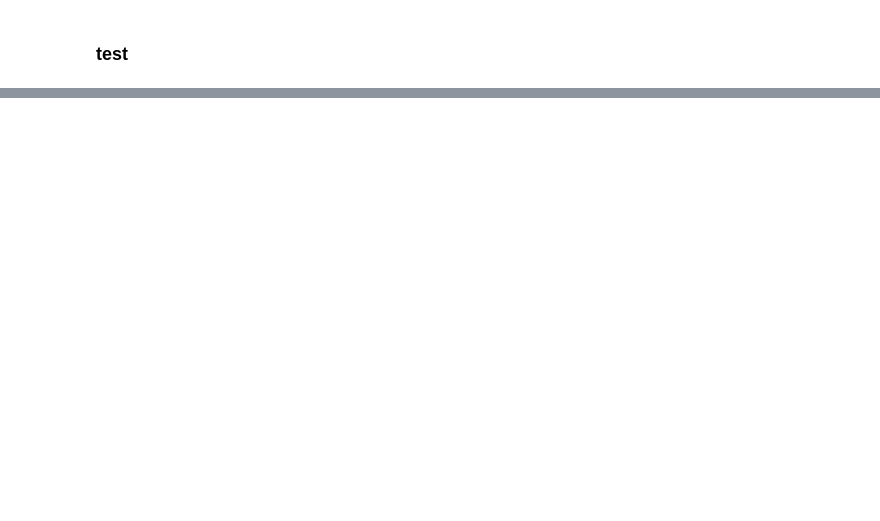
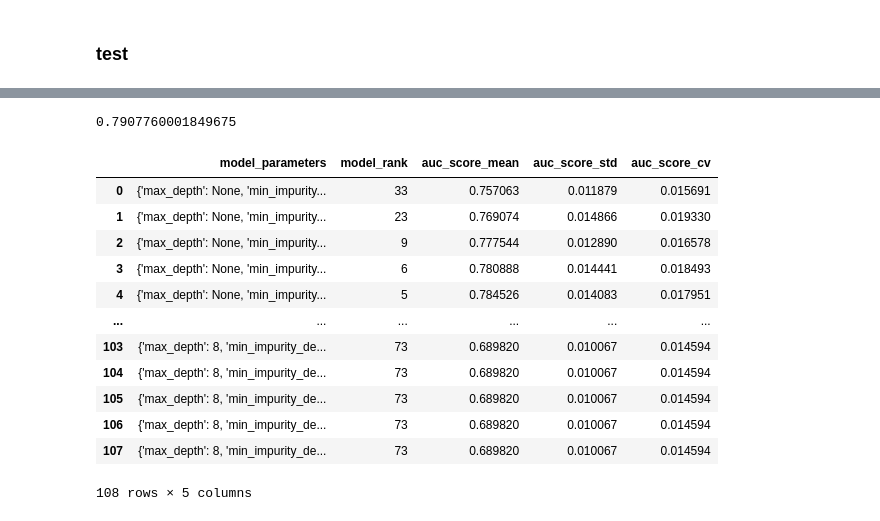
Before and after one commit to vecoLazarte/mlops_bank, a Jupyter notebook: notebooks/Codigo_preprocesamiento.ipynb, the cells around one changed output, grey strips where cells are left out. Saved outputs shown, nothing was run; the diff lists cells and outputs as text; code cells hidden in the pictures; blank space fills up the shorter version.

Commit message:
rama train_evaluate_model

```diff
--- a/notebooks/Codigo_preprocesamiento.ipynb
+++ b/notebooks/Codigo_preprocesamiento.ipynb
@@ -241,0 +242,3 @@ Index(['ID_CORRELATIVO', 'CODMES', 'ATTRITION', 'ANTIGUEDAD', 'EDAD',
+# %%
+x_cols = pd.read_csv(f'x_col_names.csv')['x_col'].to_list()
+y_col = pd.read_csv(f'y_col_name.csv')['y_col'].to_list()
@@ -241,0 +316,18 @@ Index(['ID_CORRELATIVO', 'CODMES', 'ATTRITION', 'ANTIGUEDAD', 'EDAD',
+# %%
+rf = RandomForestClassifier(random_state=42, class_weight='balanced')
+model_parameters_grid = {
+    'n_estimators': [50, 100, 200],
+    'max_depth': [None, 4, 6, 8],
+    'min_samples_leaf': [1, 10, 50],
+    'min_impurity_decrease': [0.0, 0.01, 0.05]
+}
+# %%
+grid_search = GridSearchCV(
+    estimator=rf,
+    param_grid=model_parameters_grid,
+    scoring='roc_auc',
+    cv=3,
+    verbose=1,
+    n_jobs=-1
+)
+grid_search.fit(data_train_prepared[x_cols], data_train_prepared[y_col].values.ravel())
@@ -241,0 +367,26 @@ Index(['ID_CORRELATIVO', 'CODMES', 'ATTRITION', 'ANTIGUEDAD', 'EDAD',
+# %%
+metrics.roc_auc_score(data_test_prepared[y_col], y_proba[:,1])
+# %% [output]
+0.7907760001849675
+# %%
+df_model_results = pd.DataFrame({'model_parameters': grid_search.cv_results_['params'],
+                                         'model_rank': grid_search.cv_results_['rank_test_score'],
+                                         'auc_score_mean': grid_search.cv_results_['mean_test_score'],
+                                         'auc_score_std': grid_search.cv_results_['std_test_score']})
+df_model_results['auc_score_cv'] = df_model_results['auc_score_std'] / df_model_results['auc_score_mean']
+# %%
+df_model_results
+# %% [output]
+|  | model_parameters | model_rank | auc_score_mean | auc_score_std | auc_score_cv |
+| 0 | {'max_depth': None, 'min_impurity... | 33 | 0.757063 | 0.011879 | 0.015691 |
+| 1 | {'max_depth': None, 'min_impurity... | 23 | 0.769074 | 0.014866 | 0.019330 |
+| 2 | {'max_depth': None, 'min_impurity... | 9 | 0.777544 | 0.012890 | 0.016578 |
+| 3 | {'max_depth': None, 'min_impurity... | 6 | 0.780888 | 0.014441 | 0.018493 |
+| 4 | {'max_depth': None, 'min_impurity... | 5 | 0.784526 | 0.014083 | 0.017951 |
+| ... | ... | ... | ... | ... | ... |
+| 103 | {'max_depth': 8, 'min_impurity_de... | 73 | 0.689820 | 0.010067 | 0.014594 |
+| 104 | {'max_depth': 8, 'min_impurity_de... | 73 | 0.689820 | 0.010067 | 0.014594 |
+| 105 | {'max_depth': 8, 'min_impurity_de... | 73 | 0.689820 | 0.010067 | 0.014594 |
+| 106 | {'max_depth': 8, 'min_impurity_de... | 73 | 0.689820 | 0.010067 | 0.014594 |
+| 107 | {'max_depth': 8, 'min_impurity_de... | 73 | 0.689820 | 0.010067 | 0.014594 |
+108 rows × 5 columns
```
Also changed, not shown: parts of 22 cells of this notebook, 9 other files.
